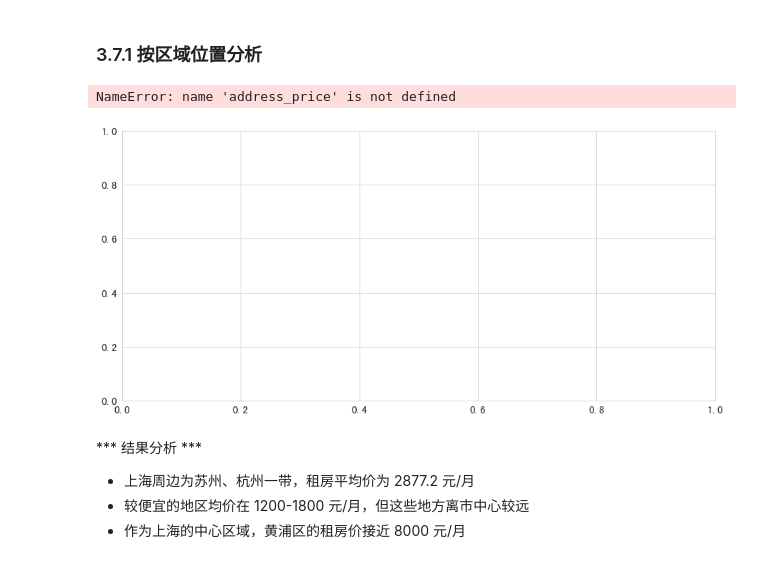
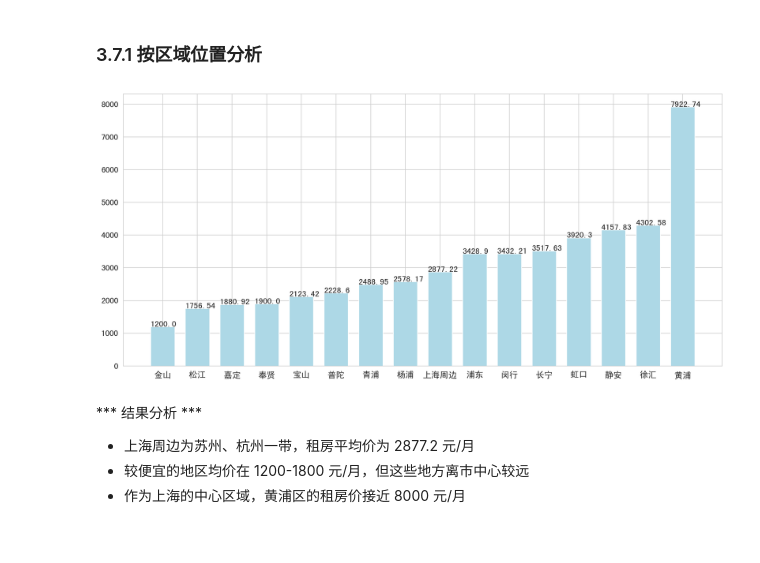
Before and after one commit to TheBestJeffrey/Shanghai_rent_house, a Jupyter notebook: 上海租房信息分析.ipynb, the cells around one changed output. Drawn from its saved outputs; the diff is of its cells as text; code cells hidden in the pictures.

```diff
--- a/上海租房信息分析.ipynb
+++ b/上海租房信息分析.ipynb
@@ -631,30 +631,30 @@ plt.show()
 # %%
 a_p=data[['address','price']]
 a_p=a_p.groupby('address').mean().sort_values(by='price')
+address_price=a_p['price'].map(lambda x:'%.2f'%x).apply(pd.to_numeric).reset_index()
 # %%
 import matplotlib.pyplot as plt
 import matplotlib
 plt.rcParams['figure.figsize'] = (15.0, 7.0)
 matplotlib.rcParams['font.family'] = 'SimHei' #配置中文字体
-matplotlib.rcParams['font.size'] = 15   # 更改默认字体大小
+matplotlib.rcParams['font.size'] = 12   # 更改默认字体大小
 fig=plt.figure(1)
 ax=plt.subplot(111)
 width=0.7
 datas=address_price.price
-x_bar=address_price.index
+x_bar=address_price.address
 rect=ax.bar(x_bar,height=datas,width=width,color='lightblue')
 for rec in rect:
     x=rec.get_x()
     y=rec.get_height()
     ax.text(x,y+0.5,str(y))
 
 plt.rcParams['savefig.dpi'] = 200 #图片像素
 plt.rcParams['figure.dpi'] = 200 #分辨率
 plt.grid(True)
 plt.show()
 # %% [output]
-NameError: name 'address_price' is not defined
-[figure, old version]
+[figure, new version]
 # %% [markdown]
 *** 结果分析 ***
 - 上海周边为苏州、杭州一带，租房平均价为 2877.2 元/月
```
Also changed, not shown: parts of 6 cells of this notebook.
